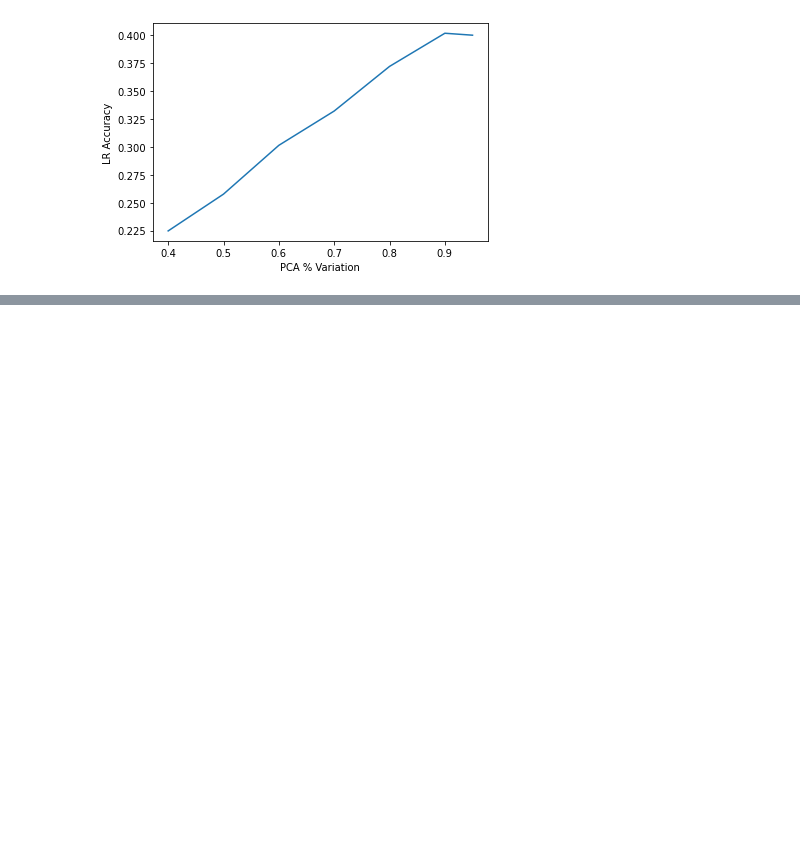
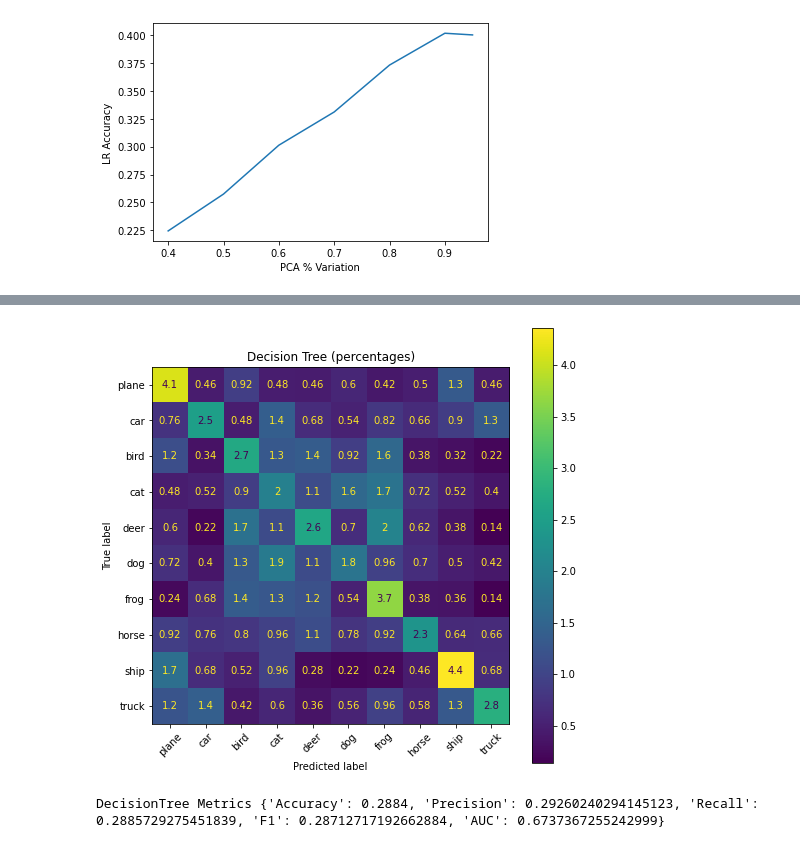
Before and after one commit to mschroeder11/machine-learning, a Jupyter notebook: final project/MLattacks.ipynb, the cells around one changed output, grey strips where cells are left out. Cells and saved outputs as stored; diff of their text form; code cells hidden in the pictures; blank space fills up the shorter version.

```diff
--- a/final project/MLattacks.ipynb
+++ b/final project/MLattacks.ipynb
@@ -160,6 +231,10 @@ def clf_cm(clf, X_test, y_test, title):
     from sklearn.metrics import confusion_matrix
     from sklearn.metrics import ConfusionMatrixDisplay
     pred = clf.predict(X_test)
+    if y_test.ndim > 1:
+        # one-hot encoded y's and predictions - collapse to 1 dimension
+        y_test = np.argmax(y_test, axis=1)
+        pred = np.argmax(pred, axis=1)
     cm = confusion_matrix(y_test, pred) * 100 / X_test.shape[0]
     cm_plt = ConfusionMatrixDisplay(confusion_matrix=cm, display_labels=classes)
     fig, ax = plt.subplots(figsize=(8, 8))
@@ -197,9 +312,18 @@ def roc_multi(clf, X_train, y_train, X_test, y_test):
 from sklearn.model_selection import GridSearchCV
 # Helper to run GridSearchCV
 def runGridSearch(estimator, parameters, x_train, y_train, x_test, y_test):
+    print(f'*****Estimator: {estimator} ********')
     gscv = GridSearchCV(estimator=estimator, param_grid=parameters, verbose=4, n_jobs=4, refit=True)
     gscv.fit(x_train, y_train)
+    df = pd.DataFrame(gscv.cv_results_)
+    display(df)
     print(gscv.best_estimator_)
-    print(f'Best train score: {gscv.best_score_}')
-    predict = gscv.best_estimator_.predict(x_test)
-    print(f'{gscv.best_estimator_}: test accuracy={metrics.accuracy_score(y_test, predict)}')
+    print(f'   Best train score: {gscv.best_score_}')
+    best_est = gscv.best_estimator_
+    predict = best_est.predict(x_test)
+    # save model
+    with open(type(best_est).__name__ + '.pkl', 'wb') as outp:  # Overwrites any existing file.
+       pickle.dump((x_test, y_test), outp, pickle.HIGHEST_PROTOCOL)
+    print(f'   test accuracy={metrics.accuracy_score(y_test, predict)}')
+    print(f'   Best params: {gscv.best_params_}')
+    return best_est
@@ -232,5 +381,5 @@ roc_multi(lr_model, x_train_sk, y_train_sk, x_test_sk, y_test_sk)
 # %%
 # Run GridSearchCV on decision tree options
 dt_parameters = {'max_depth': (10, 20, 50), 'max_features': ('auto', None)}
-runGridSearch(DecisionTreeClassifier(), dt_parameters, x_train_pca, y_train_sk, x_test_pca, y_test_sk)
+dt_clf = runGridSearch(DecisionTreeClassifier(), dt_parameters, x_train_sk, y_train_sk, x_test_sk, y_test_sk)
 # %% [output]
@@ -240,0 +399,11 @@ DecisionTreeClassifier(max_depth=10): test accuracy=0.3108
+# %%
+clf_cm(dt_clf, x_test_sk, y_test_sk, 'Decision Tree')
+# %% [output]
+[figure, added]
+# %%
+dt_results = model_metrics(dt_clf, x_test_sk, y_test_sk)
+# Accumulate metrics
+all_results['DecisionTree'] = dt_results
+print('DecisionTree Metrics', dt_results)
+# %% [output]
+DecisionTree Metrics {'Accuracy': 0.2884, 'Precision': 0.29260240294145123, 'Recall': 0.2885729275451839, 'F1': 0.28712717192662884, 'AUC': 0.6737367255242999}
```
Also changed, not shown: parts of 67 cells of this notebook, 10 other files.
